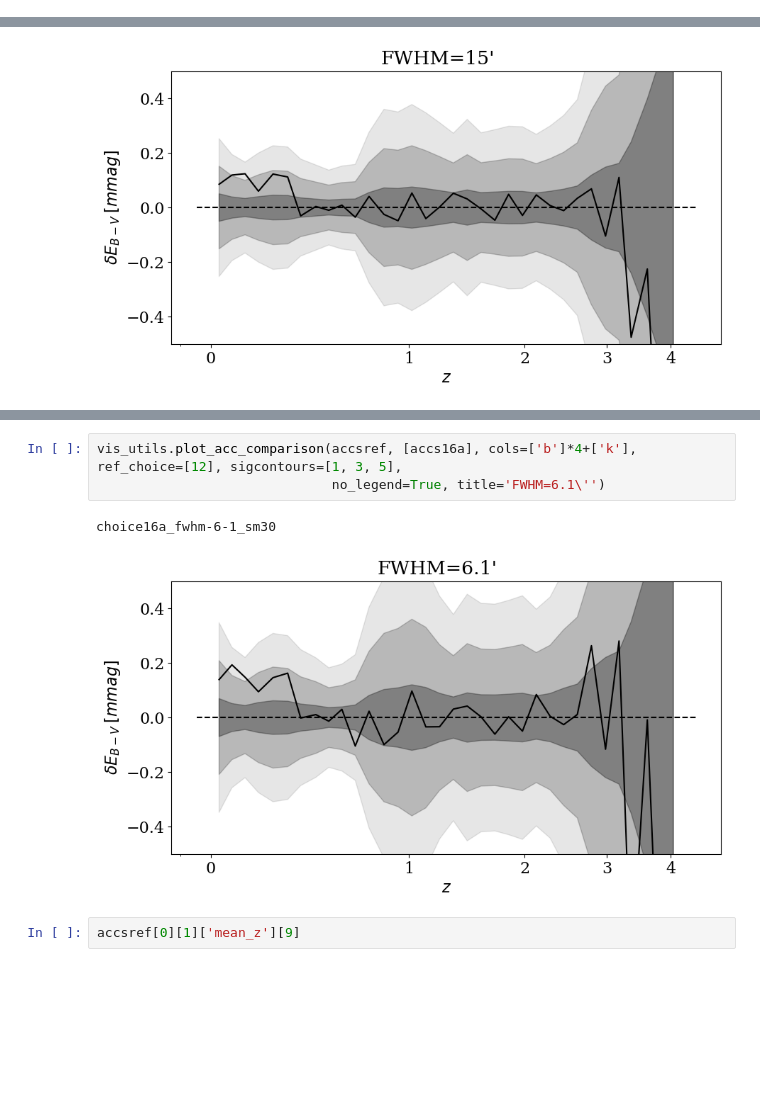
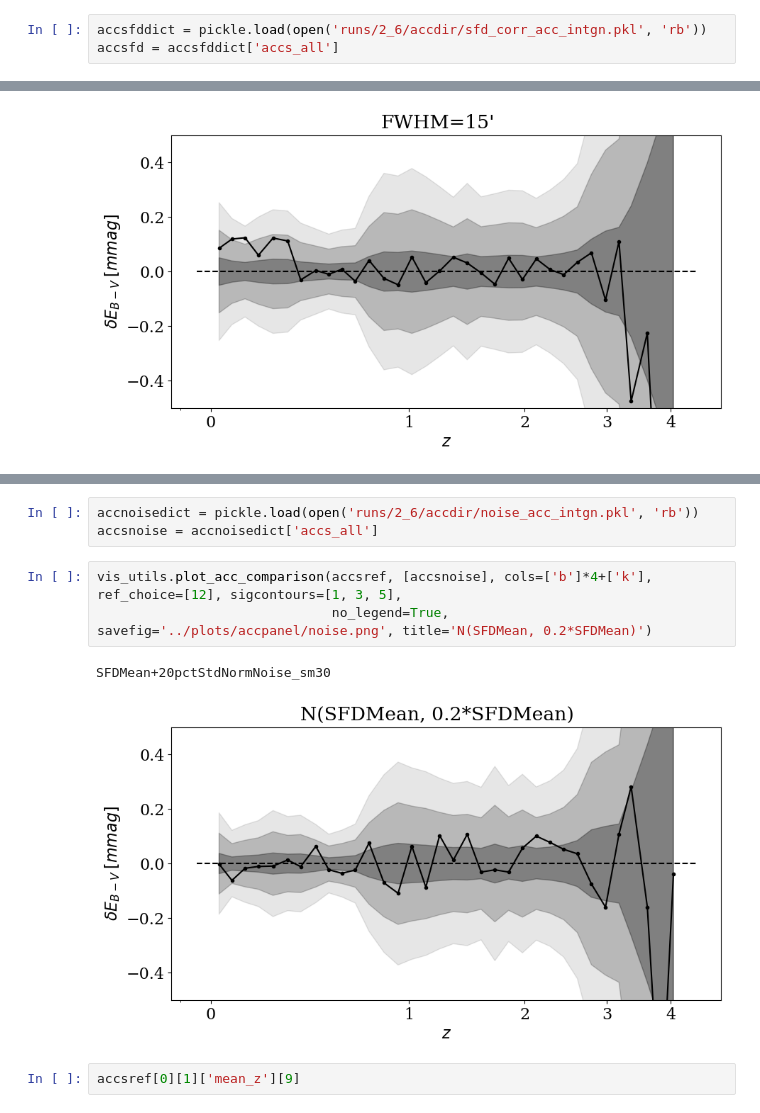
Before and after one commit to nmudur/HighLatMaps, a Jupyter notebook: notebooks_test/3_8_PaperPlots_ACC.ipynb, the cells around one changed output, grey strips where cells are left out. Drawn from its saved outputs; the diff is of its cells as text; blank space fills up the shorter version.

Commit message:
SouthSpecTest,MagPlots,MiscChanges

```diff
--- a/notebooks_test/3_8_PaperPlots_ACC.ipynb
+++ b/notebooks_test/3_8_PaperPlots_ACC.ipynb
@@ -32,5 +32,8 @@ importlib.reload(vis_utils)
 <module 'vis_utils' from '/n/holylfs05/LABS/finkbeiner_lab/Everyone/highlat/notebooks_test/../utils/vis_utils.py'>
 # %%
 plt.rcParams.update({'font.family':'serif', 'font.size': 16})
+# %%
+accsfddict = pickle.load(open('runs/2_6/accdir/sfd_corr_acc_intgn.pkl', 'rb'))
+accsfd = accsfddict['accs_all']
 # %%
 plt.rcParams.update({'font.family':'serif', 'font.size': 16})
@@ -74,9 +83,12 @@ choice16a_fwhm-15_sm30
+# %%
+accnoisedict = pickle.load(open('runs/2_6/accdir/noise_acc_intgn.pkl', 'rb'))
+accsnoise = accnoisedict['accs_all']
 # %%
-vis_utils.plot_acc_comparison(accsref, [accs16a], cols=['b']*4+['k'], ref_choice=[12], sigcontours=[1, 3, 5],
-                              no_legend=True, title='FWHM=6.1\'')
+vis_utils.plot_acc_comparison(accsref, [accsnoise], cols=['b']*4+['k'], ref_choice=[12], sigcontours=[1, 3, 5],
+                              no_legend=True, savefig='../plots/accpanel/noise.png', title='N(SFDMean, 0.2*SFDMean)')
 # %% [output]
-choice16a_fwhm-6-1_sm30
+SFDMean+20pctStdNormNoise_sm30
-[figure, old version]
+[figure, new version]
 # %%
 accsref[0][1]['mean_z'][9]
 # %% [output]
```
Also changed, not shown: parts of 5 cells of this notebook, 8 other files.
